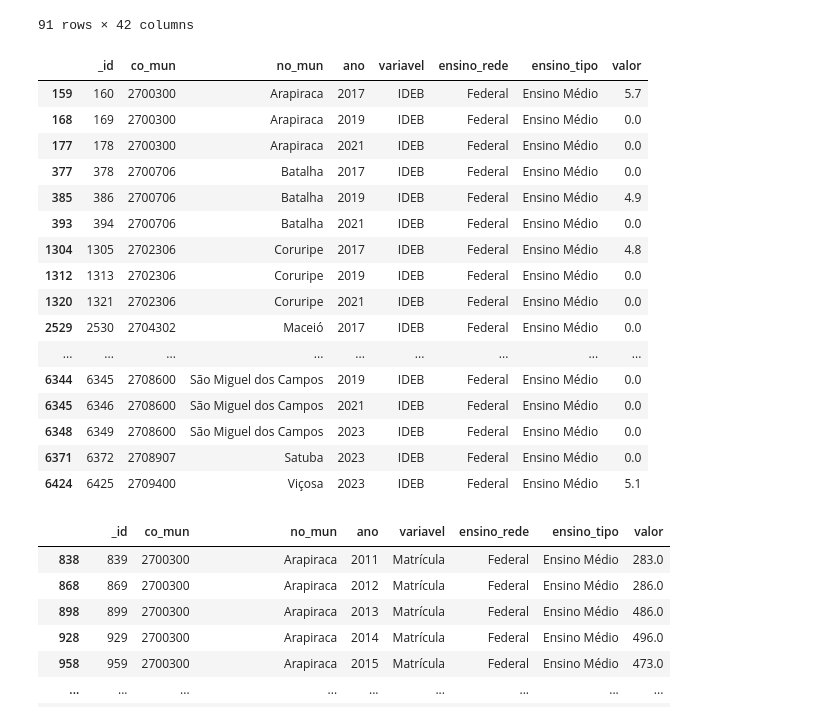
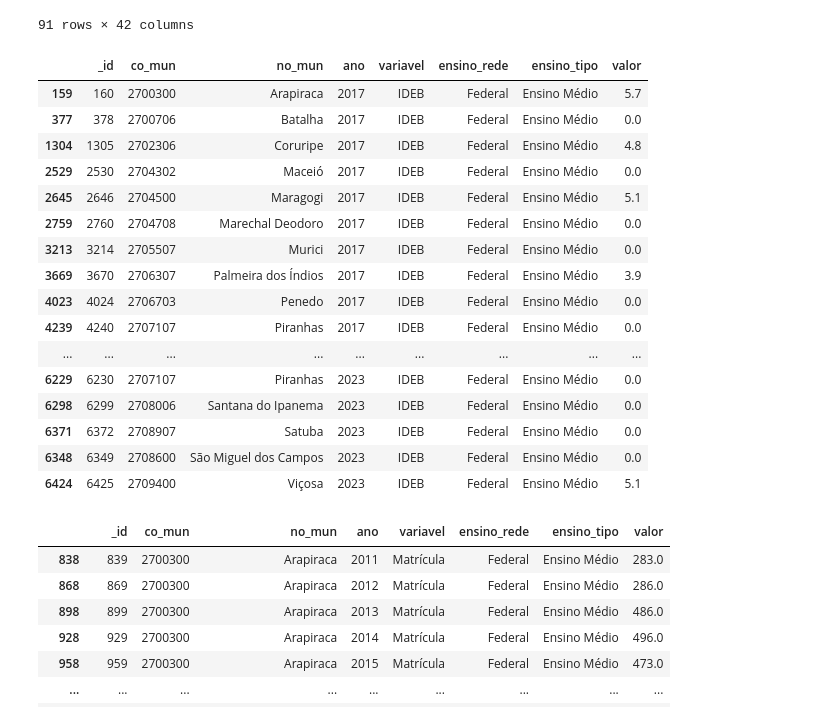
Before and after one commit to emessonh/projeto_tabd, a Jupyter notebook: scripts/analises_educaocao.ipynb, the cells around one changed output. Drawn from its saved outputs; the diff is of its cells as text; code cells hidden in the pictures.

```diff
--- a/scripts/analises_educaocao.ipynb
+++ b/scripts/analises_educaocao.ipynb
@@ -21,24 +21,25 @@ df_exames
 # %%
 df_ideb = pd.read_csv(r'C:\Users\emess\OneDrive\Documentos\5º periodo\TABD\projeto\bases\educacao\ideb_municipios.csv', sep=',')
 df_federal = df_ideb[df_ideb['ensino_rede'] == 'Federal']
+df_federal = df_federal.sort_values(by=['ano', 'no_mun'])
 df_federal
 # %% [output]
 |  | _id | co_mun | no_mun | ano | variavel | ensino_rede | ensino_tipo | valor |
 | 159 | 160 | 2700300 | Arapiraca | 2017 | IDEB | Federal | Ensino Médio | 5.7 |
-| 168 | 169 | 2700300 | Arapiraca | 2019 | IDEB | Federal | Ensino Médio | 0.0 |
-| 177 | 178 | 2700300 | Arapiraca | 2021 | IDEB | Federal | Ensino Médio | 0.0 |
 | 377 | 378 | 2700706 | Batalha | 2017 | IDEB | Federal | Ensino Médio | 0.0 |
-| 385 | 386 | 2700706 | Batalha | 2019 | IDEB | Federal | Ensino Médio | 4.9 |
-| 393 | 394 | 2700706 | Batalha | 2021 | IDEB | Federal | Ensino Médio | 0.0 |
 | 1304 | 1305 | 2702306 | Coruripe | 2017 | IDEB | Federal | Ensino Médio | 4.8 |
-| 1312 | 1313 | 2702306 | Coruripe | 2019 | IDEB | Federal | Ensino Médio | 0.0 |
-| 1320 | 1321 | 2702306 | Coruripe | 2021 | IDEB | Federal | Ensino Médio | 0.0 |
 | 2529 | 2530 | 2704302 | Maceió | 2017 | IDEB | Federal | Ensino Médio | 0.0 |
+| 2645 | 2646 | 2704500 | Maragogi | 2017 | IDEB | Federal | Ensino Médio | 5.1 |
+| 2759 | 2760 | 2704708 | Marechal Deodoro | 2017 | IDEB | Federal | Ensino Médio | 0.0 |
+| 3213 | 3214 | 2705507 | Murici | 2017 | IDEB | Federal | Ensino Médio | 0.0 |
+| 3669 | 3670 | 2706307 | Palmeira dos Índios | 2017 | IDEB | Federal | Ensino Médio | 3.9 |
+| 4023 | 4024 | 2706703 | Penedo | 2017 | IDEB | Federal | Ensino Médio | 0.0 |
+| 4239 | 4240 | 2707107 | Piranhas | 2017 | IDEB | Federal | Ensino Médio | 0.0 |
 | ... | ... | ... | ... | ... | ... | ... | ... | ... |
-| 6344 | 6345 | 2708600 | São Miguel dos Campos | 2019 | IDEB | Federal | Ensino Médio | 0.0 |
-| 6345 | 6346 | 2708600 | São Miguel dos Campos | 2021 | IDEB | Federal | Ensino Médio | 0.0 |
+| 6229 | 6230 | 2707107 | Piranhas | 2023 | IDEB | Federal | Ensino Médio | 0.0 |
+| 6298 | 6299 | 2708006 | Santana do Ipanema | 2023 | IDEB | Federal | Ensino Médio | 0.0 |
+| 6371 | 6372 | 2708907 | Satuba | 2023 | IDEB | Federal | Ensino Médio | 0.0 |
 | 6348 | 6349 | 2708600 | São Miguel dos Campos | 2023 | IDEB | Federal | Ensino Médio | 0.0 |
-| 6371 | 6372 | 2708907 | Satuba | 2023 | IDEB | Federal | Ensino Médio | 0.0 |
 | 6424 | 6425 | 2709400 | Viçosa | 2023 | IDEB | Federal | Ensino Médio | 5.1 |
 # %%
 df_matricula = pd.read_csv(r'C:\Users\emess\OneDrive\Documentos\5º periodo\TABD\projeto\bases\educacao\matricula.csv', sep=',')
```
Also changed, not shown: 8 other files.
